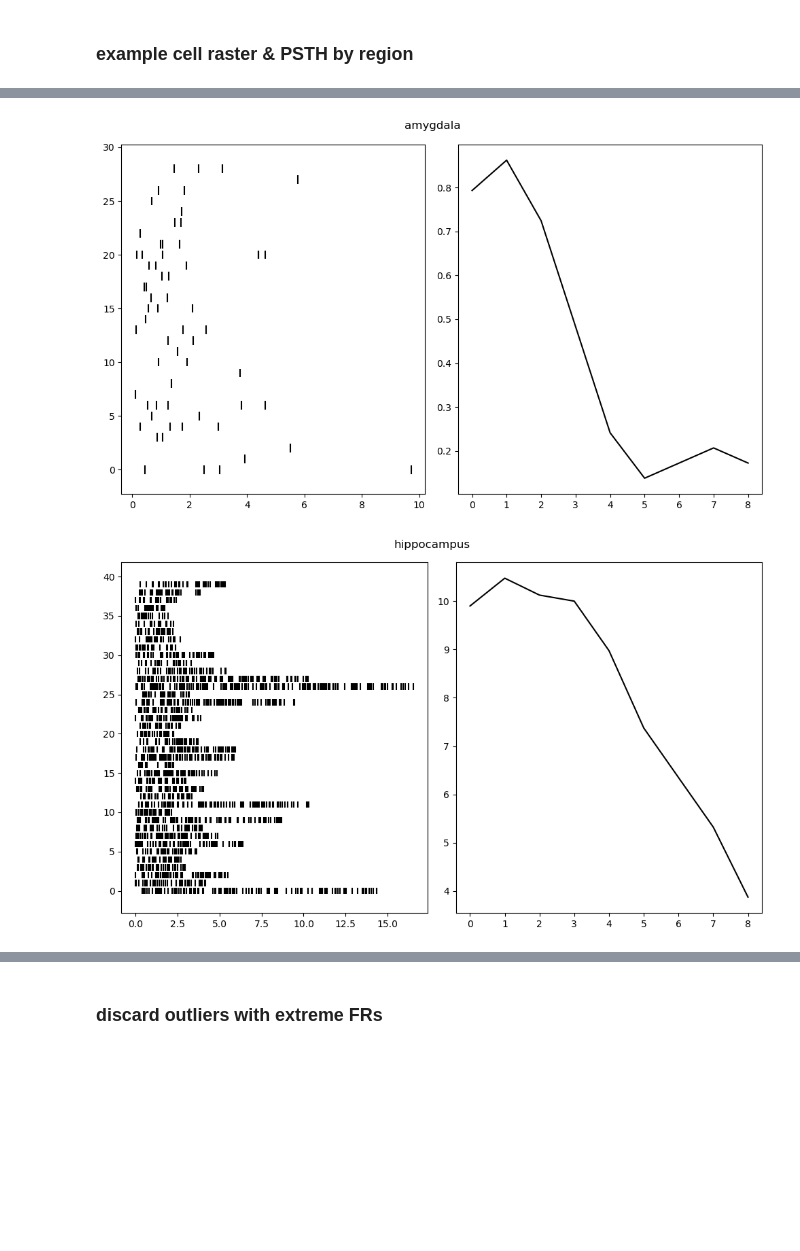
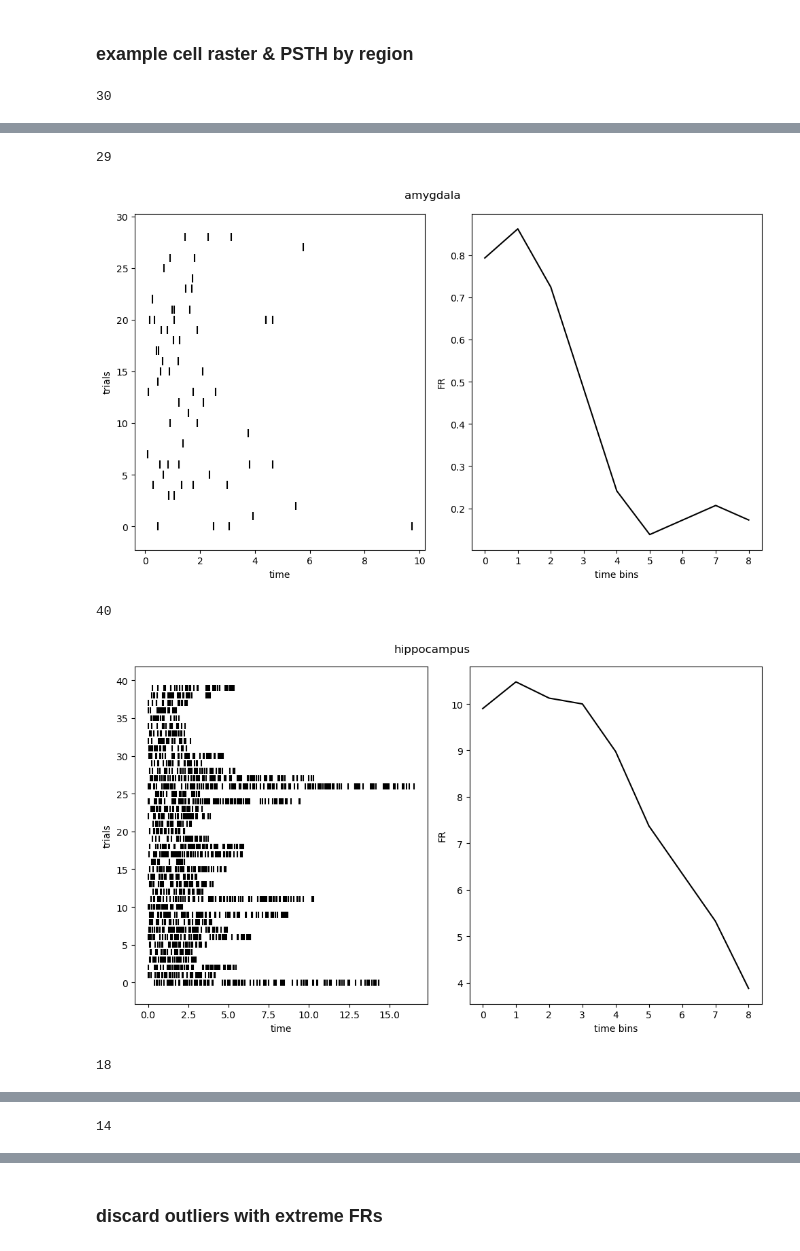
Before and after one commit to NuttidaLab/movie_analysis, a Jupyter notebook: recognition_analyses.ipynb, the cells around one changed output, grey strips where cells are left out. Drawn from its saved outputs; the diff is of its cells as text; code cells hidden in the pictures; blank space fills up the shorter version.

```diff
--- a/recognition_analyses.ipynb
+++ b/recognition_analyses.ipynb
@@ -48,0 +62,18 @@ plt.show()
+# %%
+high_RT_df = df_recognition[df_recognition['RT'] > 20]
+high_RT_sess_df = high_RT_df.groupby('sess').first().reset_index()
+high_RT_sess = ['P44CS_R1', 'P48CS_R2', 'P49CS_R1', 'P54CS_R1', 'P54CS_R2', 'P56CS_R1', 'P56CS_R2']
+
+fig, axs = plt.subplots(2, 4, figsize=(15,6))
+axs, ax_count = axs.flatten(), 0
+
+for sess_id, sess_df in df_recognition.groupby('sess'):
+
+    if sess_id in high_RT_sess:
+
+        sns.histplot(sess_df['RT'], ax=axs[ax_count])
+        axs[ax_count].set_title(f'session {sess_id}')
+        ax_count+=1
+
+plt.tight_layout()
+plt.show()
@@ -49,8 +82,21 @@ plt.show()
 # %% [markdown]
 ### example cell raster & PSTH by region
+# %%
+for region, region_df in df_recognition.groupby('region'):
+
+    region_df.reset_index(drop=True).to_csv('tst_region.csv')
+
+    for neuron, neuron_df in region_df.groupby('neuron'):
+
+        neuron_df.reset_index(drop=True).to_csv('tst_neuron.csv')
+
+        break
+    break
 # %%
 for region, region_df in df_recognition.groupby('region'):
 
+    # print(region_df.head())
+    # break
     neuron_num = 0
 
     fig, ax = plt.subplots(1, 2, figsize=(10, 6))
@@ -61,11 +107,17 @@ for region, region_df in df_recognition.groupby('region'):
         neuron_num+=1
         if neuron_num == 1:
 
+            print(len(neuron_df['trial_aligned_spikes']))
             ax[0].eventplot(neuron_df['trial_aligned_spikes'], linelengths=0.8, color='black')
+            ax[0].set_ylabel('trials')
+            ax[0].set_xlabel('time')
             ax[1].plot(np.mean(neuron_df['trial_smooth_spikes'], axis=0), color='black')
+            ax[1].set_ylabel('FR')
+            ax[1].set_xlabel('time bins')
 
             break
 
     plt.tight_layout()
     plt.show()
 # %% [output]
+30
@@ -73,2 +125,5 @@ for region, region_df in df_recognition.groupby('region'):
+29
-[figure, old version]
+[figure, new version]
+40
-[figure, old version]
+[figure, new version]
+18
@@ -75,0 +131 @@ for region, region_df in df_recognition.groupby('region'):
+14
```
Also changed, not shown: parts of 10 cells of this notebook, 3 other files.
